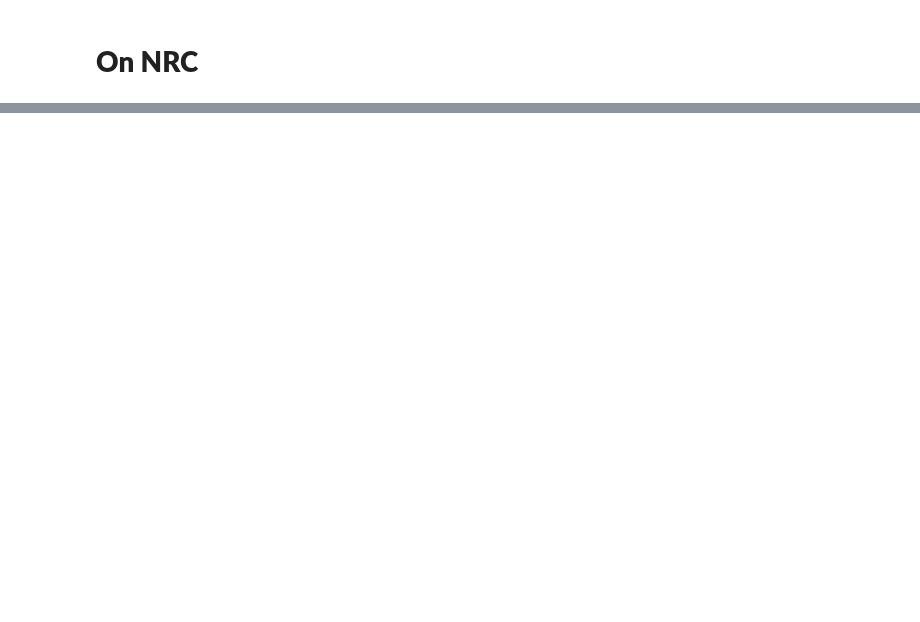
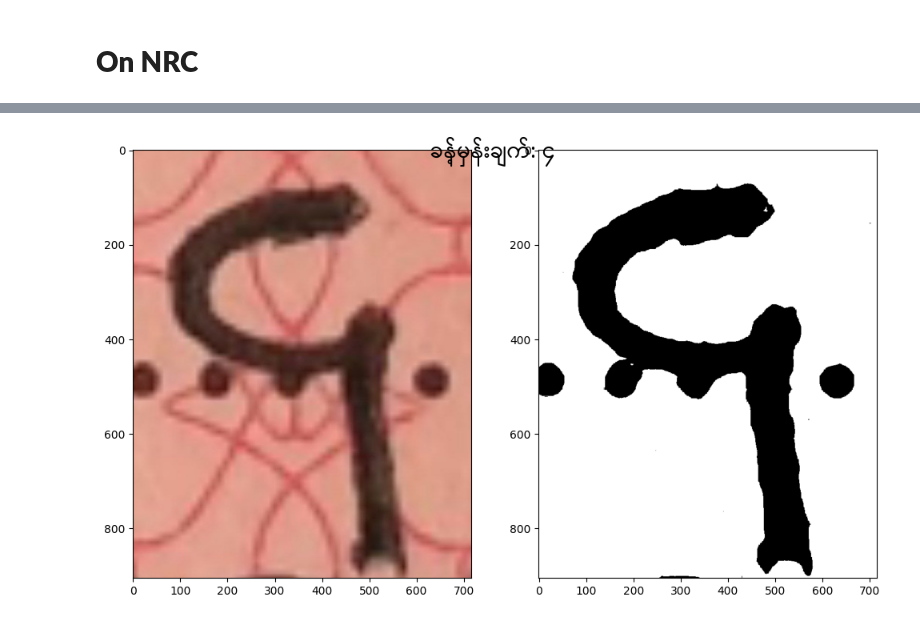
Before and after one commit to SannMyatMin/Burmese_Date_Recognizer, a Jupyter notebook: DayMonth_Prediction.ipynb, the cells around one changed output, grey strips where cells are left out. Cells and saved outputs as stored; diff of their text form; code cells hidden in the pictures; blank space fills up the shorter version.

```diff
--- a/DayMonth_Prediction.ipynb
+++ b/DayMonth_Prediction.ipynb
@@ -191,0 +197,3 @@ display_nrc_result(model, class_names, "nrc_7_1.jpg")
+# %%
+display_nrc_result(model, class_names, "nrc_4_1.jpg")
+# %% [output]
@@ -191,0 +201 @@ display_nrc_result(model, class_names, "nrc_7_1.jpg")
+[figure, added]
```
Also changed, not shown: parts of 19 cells of this notebook, 5 other files.
